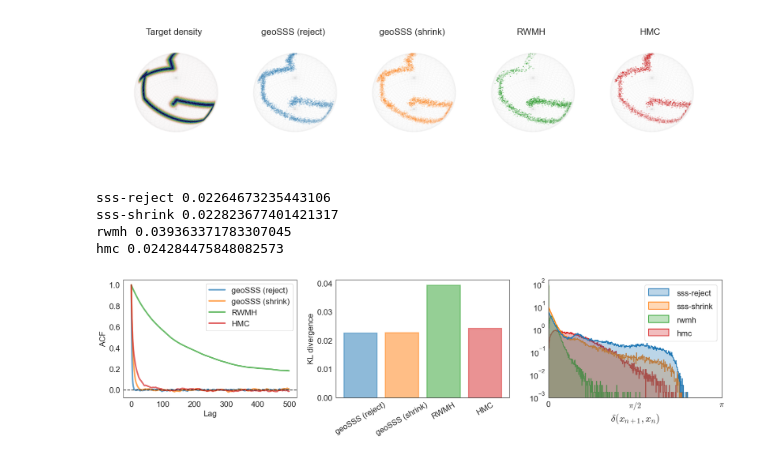
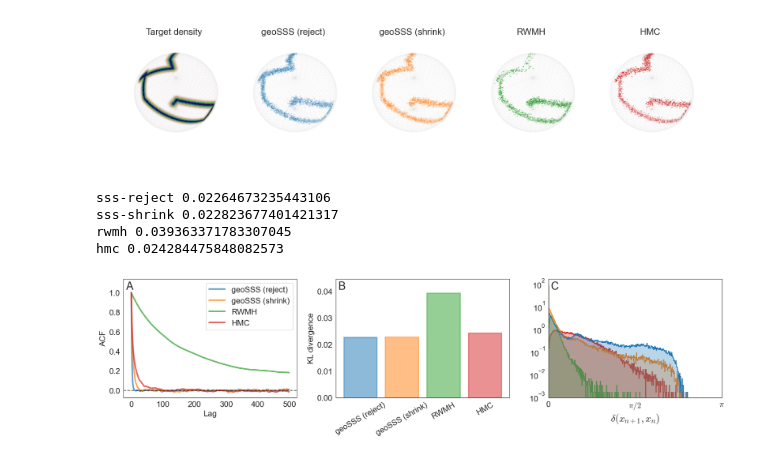
Before and after one commit to microscopic-image-analysis/geosss, a Jupyter notebook: scripts/visualize_curve_vMF.ipynb, the cells around one changed output. Saved outputs shown, nothing was run; the diff lists cells and outputs as text; code cells hidden in the pictures.

```diff
--- a/scripts/visualize_Ndcurve.ipynb
+++ b/scripts/visualize_curve_vMF.ipynb
@@ -535,7 +535,7 @@ fig = scatter_curve_3d(
     azim=75,
 )
 
-savefig = True
+savefig = False
 if savefig:
     fig.savefig(
         f"{loaddir_curve3d}/scattered_3d_curve_kappa{int(kappa_curve3d)}.png",
@@ -687,7 +687,7 @@ def acf_geodist_kld_plot(
         alpha=0.3,
         ax=ax3,
         palette=method_color_dict,
-        legend=True,  # Ensure legend is enabled
+        legend=False,  # Ensure legend is enabled
     )
 
     # Customize the x-axis labels and ticks
@@ -701,45 +701,43 @@ def acf_geodist_kld_plot(
     ax3.set_ylabel(None)  # Remove the y-axis label
     ax3.set_xlim(0, np.pi)
 
-    # Customize the legend
-    leg = ax3.get_legend()
-    if leg is not None:
-        leg.set_title(None)  # Remove the legend title
-        for t in leg.texts:
-            t.set_fontsize(fs)
-        # Optionally, adjust the legend location
-        leg.set_bbox_to_anchor((1, 1))
-    else:
-        logging.warning("Legend not found in ax2.")
+    # annotate every subplot
+    for i, ax in enumerate(axes, 65):
+        ax.annotate(chr(i), xy=(0.015, 0.91), xycoords="axes fraction", fontsize=22)
+        # adding some margin on top
+        ymin, ymax = ax.get_ylim()
+        ax.set_ylim(ymin, ymax + 0.08 * (ymax - ymin))
 
     # Adjust layout
     fig.tight_layout()
 
     if savefig:
         logging.info(
             f"Saving ACF, KL divergence and geodesic distance plot to {savedir}/{filename}.pdf"
         )
         fig.savefig(
             f"{savedir}/{filename}.pdf",
             bbox_inches="tight",
             transparent=True,
             dpi=150,
         )
 
+    return fig
+
 
 fig = acf_geodist_kld_plot(
     pdf_curved3d,
     samples_curve3d,
     methods,
     algos,
     loaddir_curve3d,
     f"curve_acf_kld_dist_3d_kappa{int(kappa_curve3d)}",
-    savefig=True,
+    savefig=False,
     acf_lag=500,
 )
 # %% [output]
 sss-reject 0.02264673235443106
 sss-shrink 0.022823677401421317
 rwmh 0.039363371783307045
 hmc 0.024284475848082573
-[figure, old version]
+[figure, new version]
```
Also changed, not shown: parts of 3 cells of this notebook.
